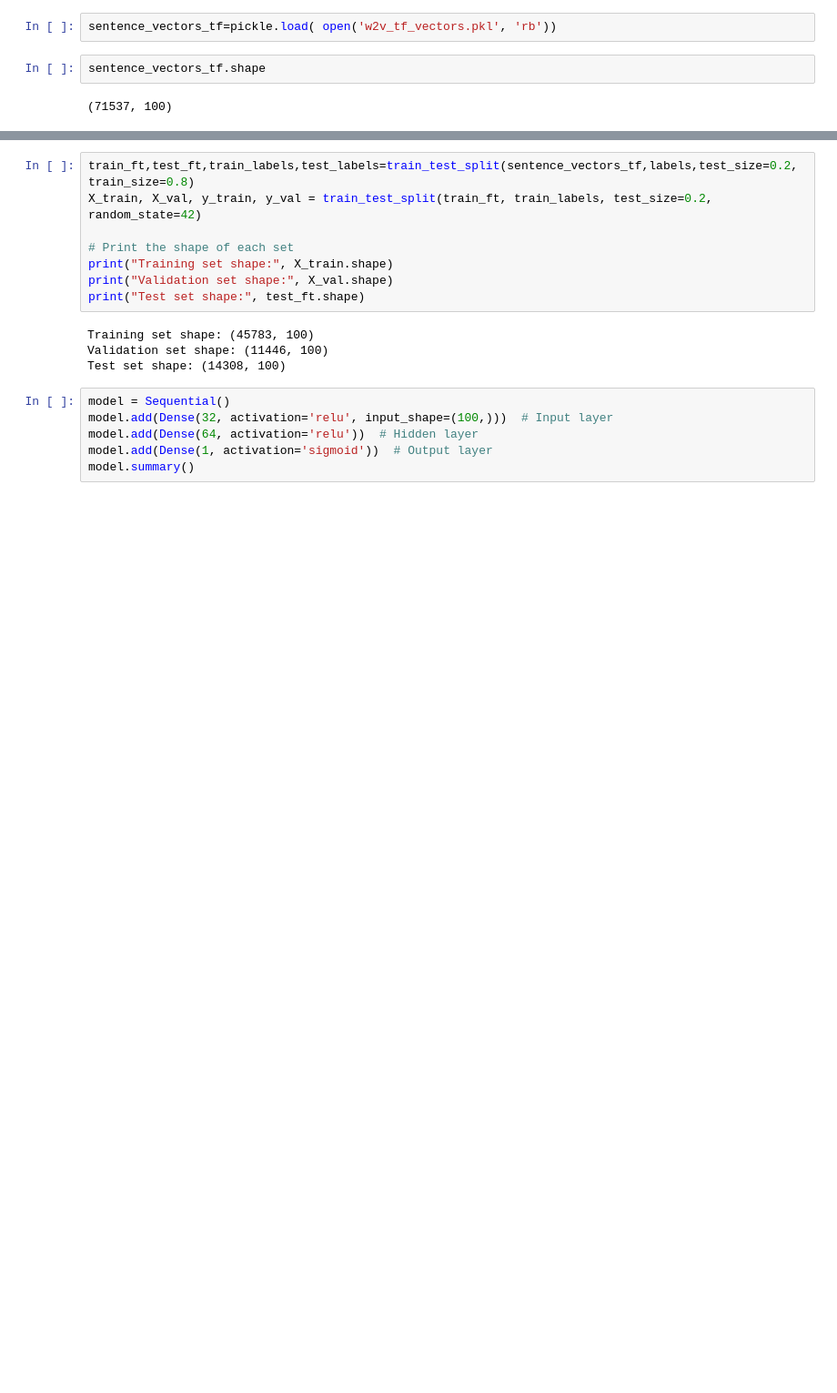
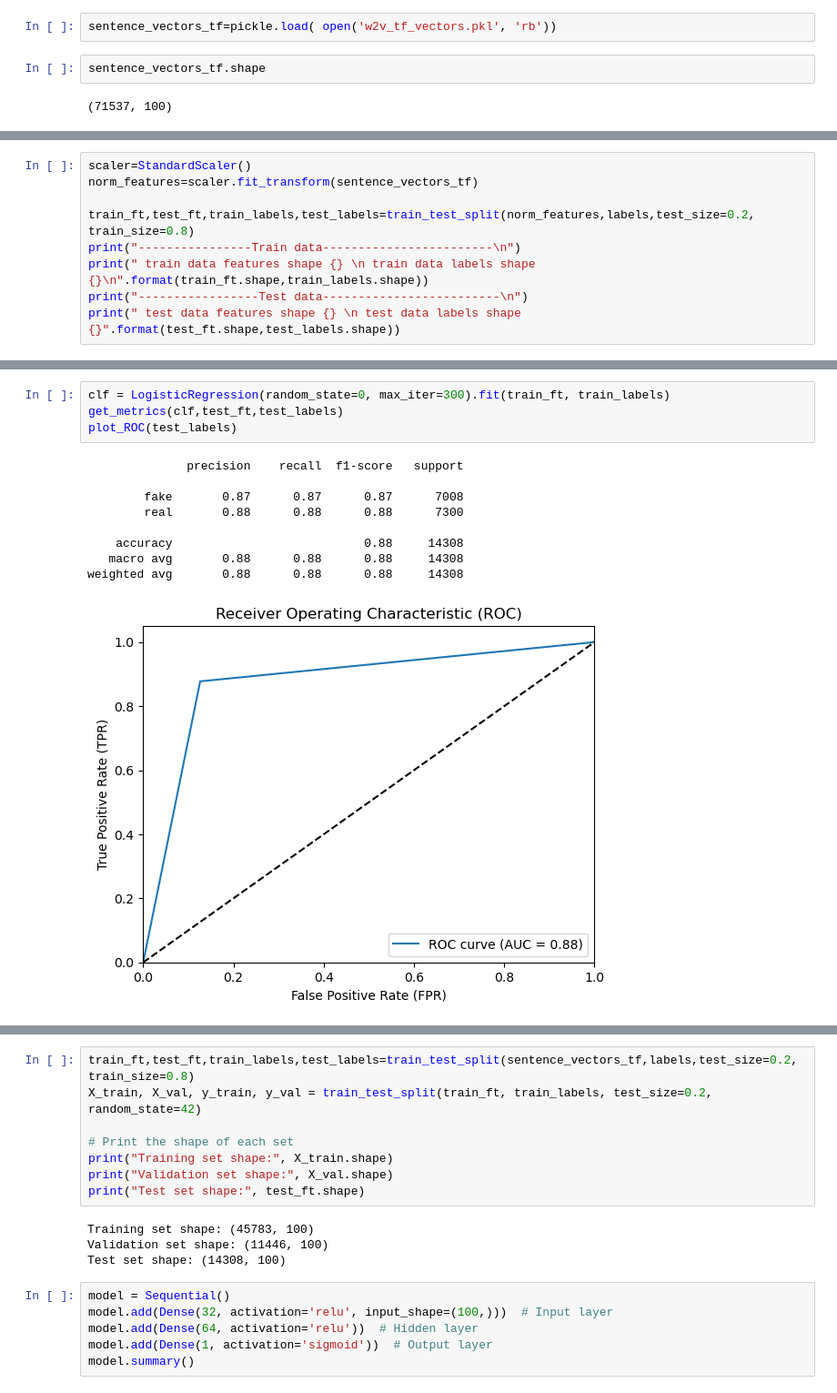
Before and after one commit to Uthkarshh/Feature_Engineering_Project_Group_8, a Jupyter notebook: models.ipynb, the cells around one changed output, grey strips where cells are left out. Shown at 91% size. Drawn from its saved outputs; the diff is of its cells as text; blank space fills up the shorter version.

```diff
--- a/models.ipynb
+++ b/models.ipynb
@@ -323,0 +436,9 @@ sentence_vectors_tf.shape
+# %%
+scaler=StandardScaler()
+norm_features=scaler.fit_transform(sentence_vectors_tf)
+
+train_ft,test_ft,train_labels,test_labels=train_test_split(norm_features,labels,test_size=0.2, train_size=0.8)
+print("----------------Train data------------------------\n")
+print(" train data features shape {} \n train data labels shape {}\n".format(train_ft.shape,train_labels.shape))
+print("-----------------Test data-------------------------\n")
+print(" test data features shape {} \n test data labels shape {}".format(test_ft.shape,test_labels.shape))
@@ -323,0 +455,14 @@ sentence_vectors_tf.shape
+# %%
+clf = LogisticRegression(random_state=0, max_iter=300).fit(train_ft, train_labels)
+get_metrics(clf,test_ft,test_labels)
+plot_ROC(test_labels)
+# %% [output]
+              precision    recall  f1-score   support
+
+        fake       0.87      0.87      0.87      7008
+        real       0.88      0.88      0.88      7300
+
+    accuracy                           0.88     14308
+   macro avg       0.88      0.88      0.88     14308
+weighted avg       0.88      0.88      0.88     14308
+[figure, added]
```
Also changed, not shown: parts of 51 cells of this notebook.
